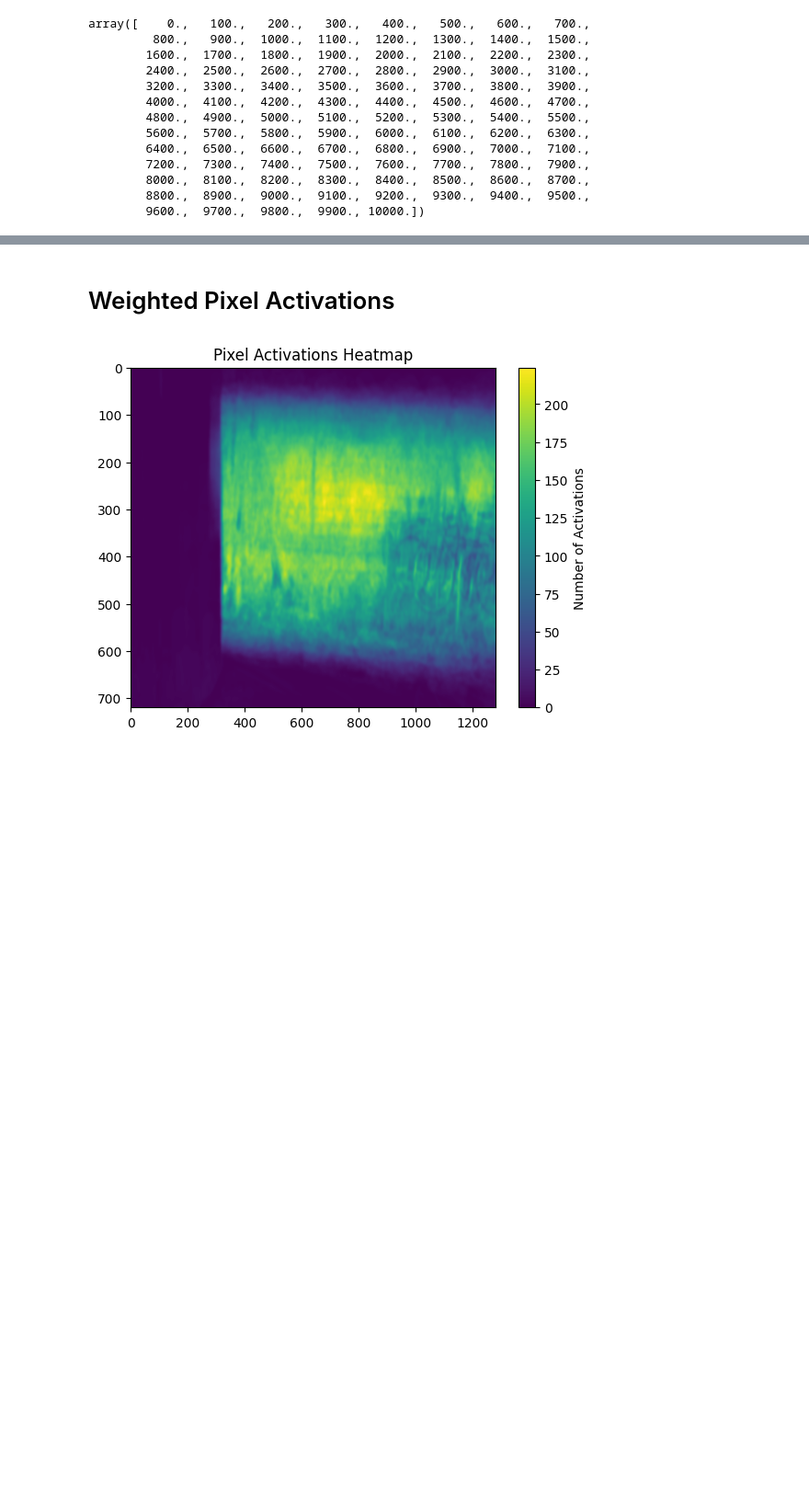
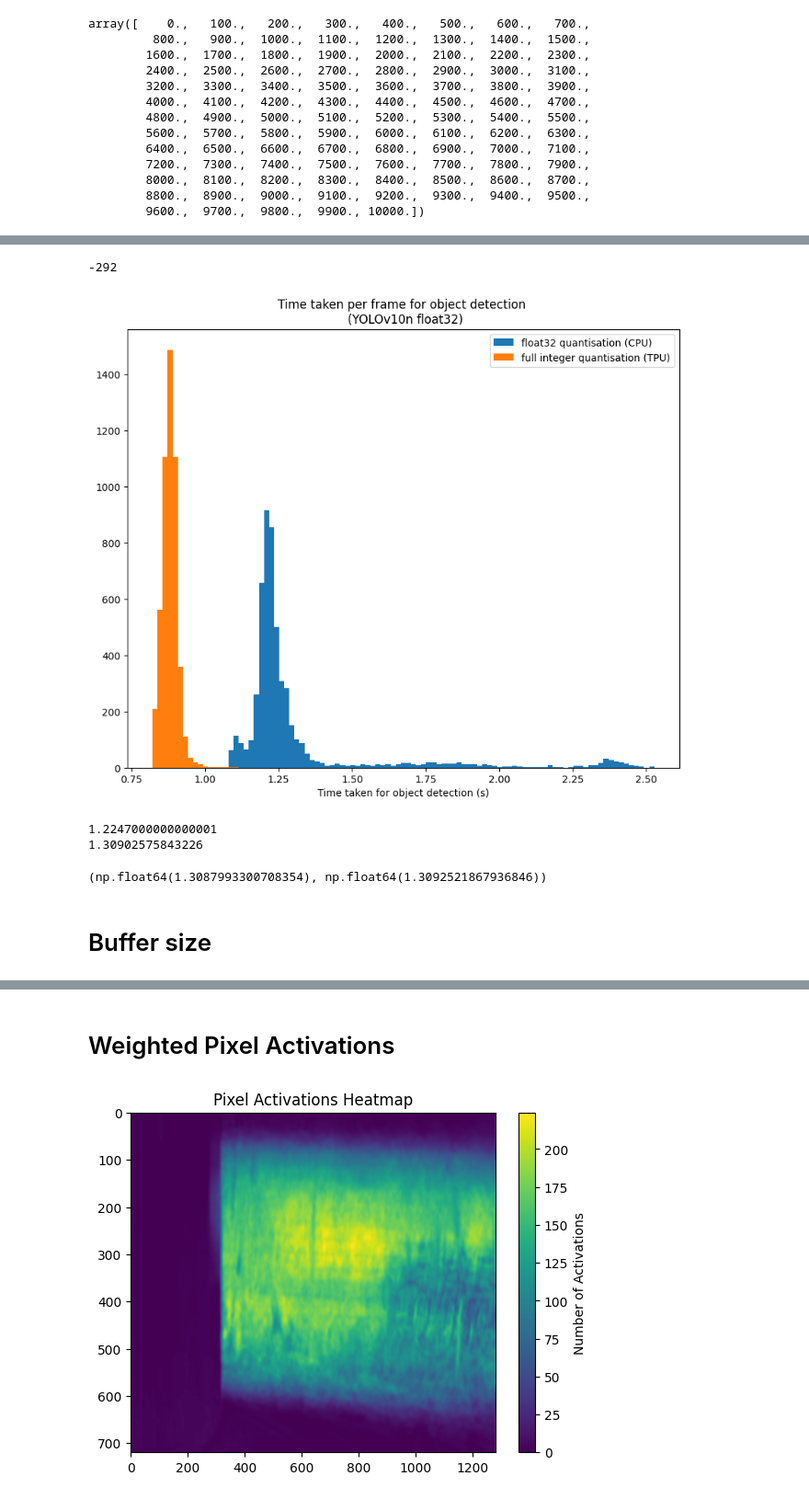
Before and after one commit to jingxuan19/ShedSense, a Jupyter notebook: evaluation/analysis.ipynb, the cells around one changed output, grey strips where cells are left out. Shown at 92% size. Cells and saved outputs as stored; diff of their text form; code cells hidden in the pictures; blank space fills up the shorter version.

Commit message:
post-evaluation updates

```diff
--- a/evaluation/analysis.ipynb
+++ b/evaluation/analysis.ipynb
@@ -381,0 +533,58 @@ np.float64(9400.0)
+# %%
+import scipy
+import scipy.special
+import numpy as np
+import matplotlib.pyplot as plt
+
+detection_times = []
+with open(r"C:\Users\tanji\OneDrive\Cambridge\2\Project\ShedSense\node\cam2_always_on.out", "r") as f:
+    for line in f:
+        line = line.strip().split(" ")
+        if len(line) == 5:
+            try:
+                detection_times.append(float(line[-1][:-2])/1000)
+            except:
+                pass
+detection_times = np.array(detection_times)
+
+detection_times_tpu = []
+with open(r"C:\Users\tanji\OneDrive\Cambridge\2\Project\ShedSense\evaluation\data\tpu.log", "r") as f:
+    for line in f:
+        line = line.strip().split(" ")
+        if len(line) == 5:
+            try:
+                detection_times_tpu.append(float(line[-1][:-2])/1000)
+            except:
+                pass
+
+print(len(detection_times_tpu)- len(detection_times))
+
+plt.figure(figsize=(10, 8))
+data_min, data_max = min(min(detection_times), min(detection_times_tpu)), max(max(detection_times_tpu), max(detection_times))
+plt.hist(detection_times, np.linspace(data_min, data_max, 100), label="float32 quantisation (CPU)")
+plt.hist(detection_times_tpu, np.linspace(data_min, data_max, 100), label="full integer quantisation (TPU)")
+plt.legend()
+
+plt.title('Time taken per frame for object detection \n (YOLOv10n float32)')
+plt.xlabel('Time taken for object detection (s)')
+# plt.ylabel('')
+# plt.colorbar(label='F2 score')
+
+# plt.xticks(ticks=np.linspace(0, 100, 11), labels=np.linspace(0, 10000, 11, dtype=np.int64))
+# plt.xticks(ticks=np.linspace(1, 3, 10), labels=np.linspace(0, 3, 10))
+plt.show()
+# print(np.mean(np.array(detection_times)))
+# %% [output]
+-292
+[figure, added]
+# %%
+print(np.median(detection_times))
+
+# detection_times_tpu
+mean = np.mean(np.random.choice(detection_times, size=(len(detection_times), 1000)), axis=0)
+print(np.median(mean))
+scipy.stats.t.interval(0.95, len(mean)-1, loc=np.median(mean), scale=scipy.stats.sem(mean))
+# %% [output]
+1.2247000000000001
+1.30902575843226
+(np.float64(1.3087993300708354), np.float64(1.3092521867936846))
@@ -381,0 +605,2 @@ np.float64(9400.0)
+# %% [markdown]
+# Buffer size
```
Also changed, not shown: parts of 41 cells of this notebook, 19 other files.
